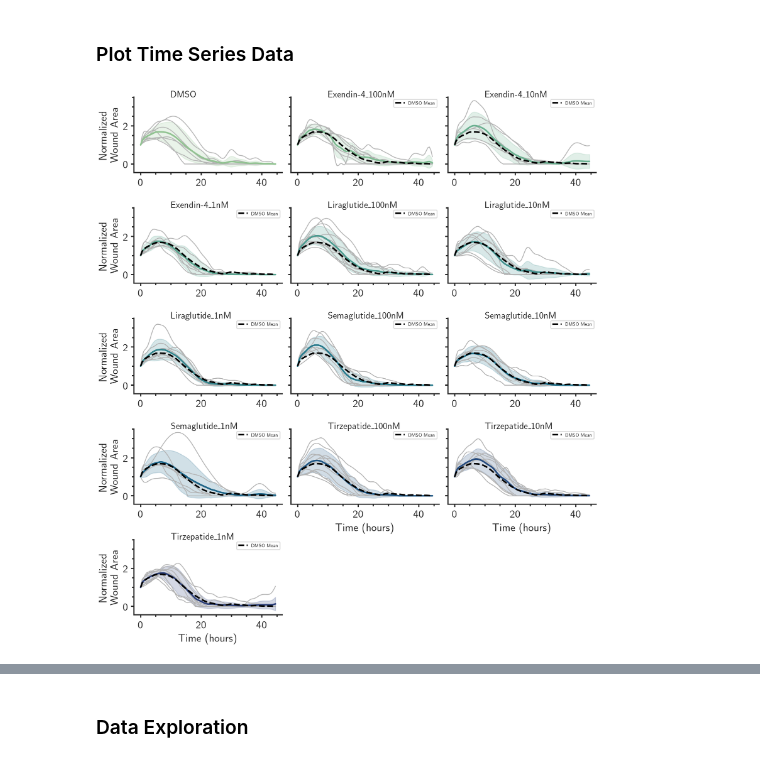
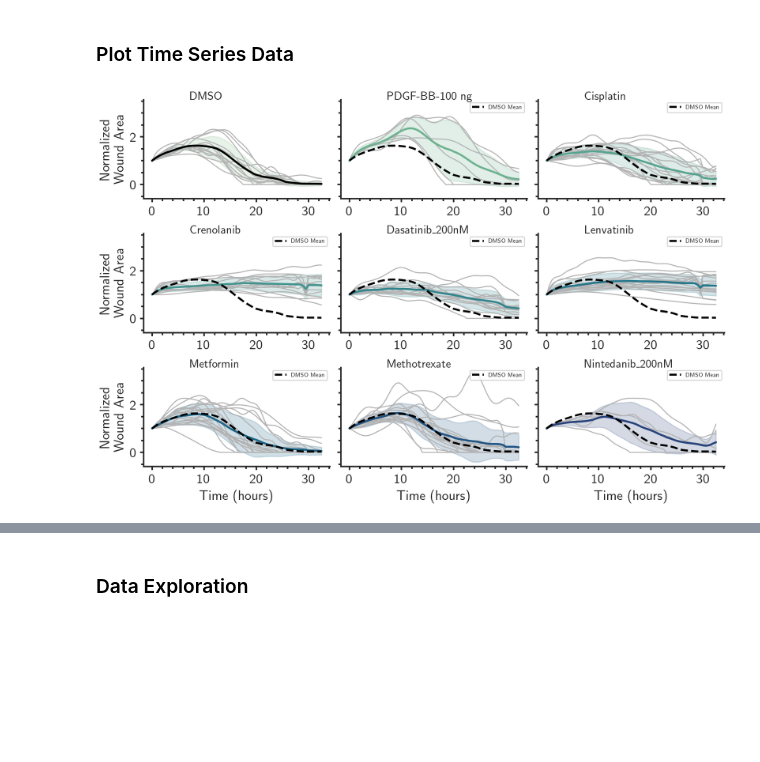
Before and after one commit to avasan-BU/BU-ChenLab, a Jupyter notebook: Python/HTS_2025/HTS_2025_Data_Visualization.ipynb, the cells around one changed output, grey strips where cells are left out. Drawn from its saved outputs; the diff is of its cells as text; code cells hidden in the pictures; blank space fills up the shorter version.

```diff
--- a/Python/HTS_2025/HTS_2025_Data_Visualization.ipynb
+++ b/Python/HTS_2025/HTS_2025_Data_Visualization.ipynb
@@ -441,9 +466,9 @@ file_names = [
     #'R7P2_AI_forcode.xlsx',
     #'R7P6_AI.xlsx',
     #'R7P5_AI.xlsx',
-    #'R7P8_AI.xlsx',
-    #'R7P9_AI.xlsx',
-    #'R7P10_AI.xlsx',
+    'R7P8_AI.xlsx',
+    'R7P9_AI.xlsx',
+    'R7P10_AI.xlsx',
     #'R7P11_AI.xlsx',
     #'R7P13_AI.xlsx',
 ]
@@ -580,7 +600,7 @@ reshaped_data = reshape_combined_conditions(extracted_data, extracted_data[short
 # Sort the data into alphabetical order for plotting. Put DMSO and PDGF-BB as the first two conditions followed by the others in alphabetical order.
 # Define priority controls
 first = 'DMSO'
-second = 'PDGF-BB-10 ng'
+second = 'PDGF-BB-100 ng'
 
 # All unique conditions
 all_conditions = sorted(dict_combined_conditions.keys())
@@ -609,35 +629,37 @@ mean_control_group = reshaped_data[reshaped_data['condition_map'] == control_gro
 
 # Iterate over each subplot to customize further
 for condition, ax in g.axes_dict.items():
     # Add the title as an annotation within the plot
     ax.text(0.25, 1, condition, transform=ax.transAxes, fontweight="bold", fontsize=12)
 
     # Filter data for only the current condition
     condition_data = reshaped_data[reshaped_data['condition_map'] == condition]
     # Plot every condition's time series in the background. Color code them according to the experiment they belong to (exp)
     # sns.lineplot( data=condition_data, x='time_index', y='wound_area', units='exp', alpha=0.5, legend=False, ax=ax, zorder=1)
 
     sns.lineplot(
         data=condition_data, x='time_index', y='wound_area_normalized', units='well', estimator=None, color='0.7', legend=False, ax=ax, zorder=1
     )
 
     # Plot DMSO mean line (skip if current condition is DMSO itself)
     if condition != 'DMSO':
         #print('Plotting DMSO mean line for condition:', condition)
         ax.plot(mean_control_group['time_index'], mean_control_group['wound_area_normalized'], color='black', linewidth=2, linestyle='--', alpha=1, label='DMSO Mean',zorder=20)
         # Add a legend for the DMSO mean line
         ax.legend(loc='upper right', fontsize='small',
                   title_fontsize='medium', frameon=True, shadow=False, fancybox=True)
-
+    else:
+        # If the condition is DMSO, just add a label to the mean line
+        ax.plot(mean_control_group['time_index'], mean_control_group['wound_area_normalized'], color='black', linewidth=2, linestyle='-', alpha=1, label='Mean', zorder=20)
 # Set labels and layout
 g.set_titles("")
 g.set_axis_labels("Time (hours)", "Normalized \n Wound Area")
 
 plt.savefig('average_plot_with_std_seaborn.svg', dpi=600)
 g.tight_layout()
 plt.show()
 # %% [output]
-[figure, old version]
+[figure, new version]
 # %%
 # Plot 1 condition's lines with individual wells labelled using seaborn
 condition_to_plot = 'DMSO'
```
Also changed, not shown: parts of 11 cells of this notebook, 2 other files.
